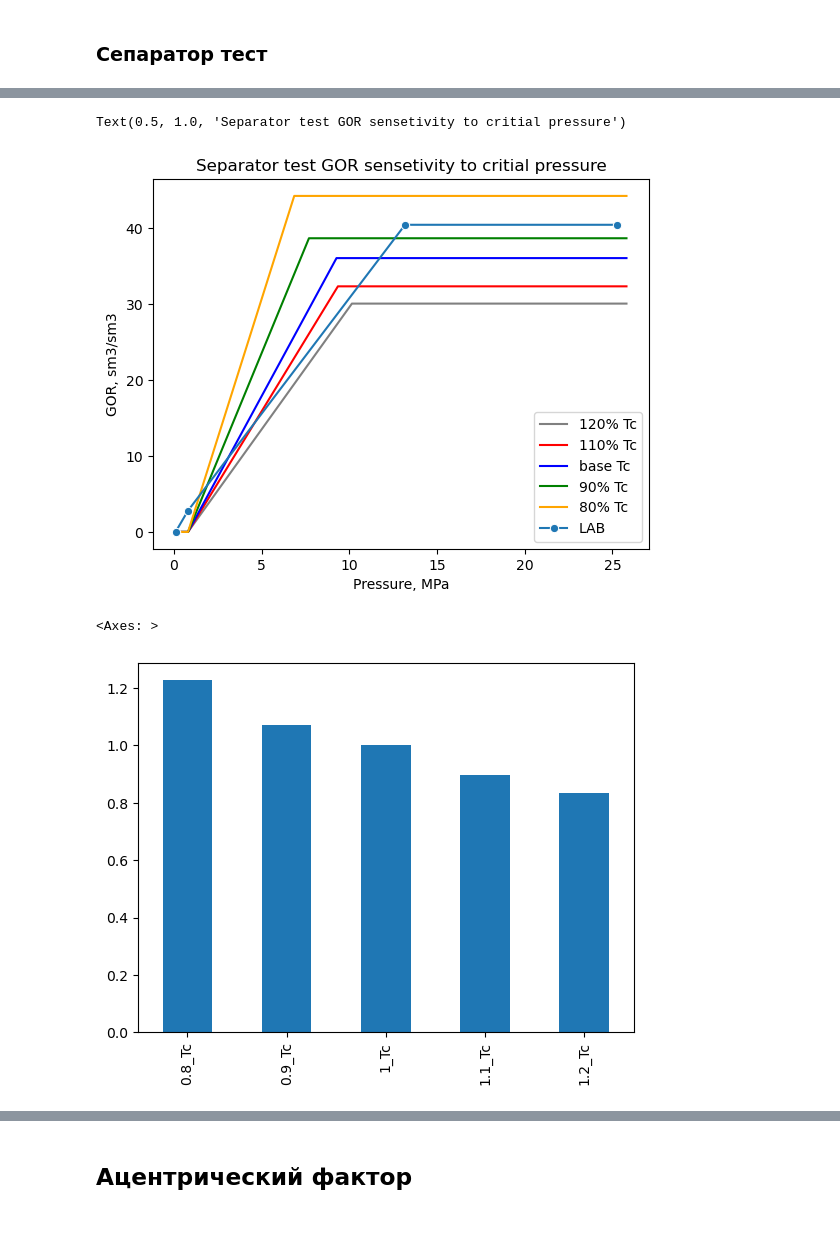
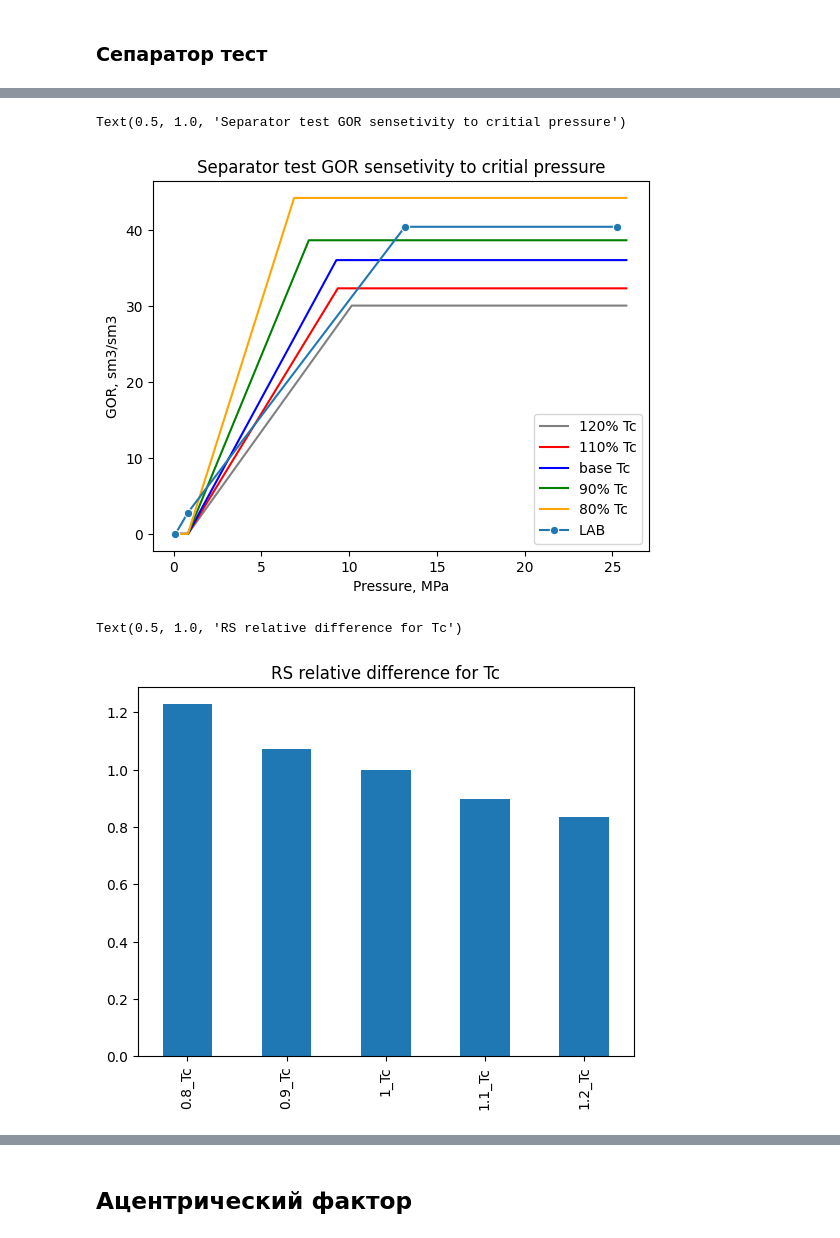
Before and after one commit to SidorenkoDD/BlackBoxFluid, a Jupyter notebook: code/notebook diss.ipynb, the cells around one changed output, grey strips where cells are left out. Cells and saved outputs as stored; diff of their text form; code cells hidden in the pictures.

```diff
--- a/code/notebook diss.ipynb
+++ b/code/notebook diss.ipynb
@@ -1759,7 +1759,7 @@ conds = Conditions(5,65.6)
 # excel_path_str = f'{str(excel_path)}'
 # print(excel_path_str)
 
-excel_loader = CompositionExcelLoader(r'C:\Users\user\Desktop\PVT_TSU\diss\prrzlm_mdt.xlsx')
+excel_loader = CompositionExcelLoader(r'/Users/daniilsidorenko/Desktop/PVT_TSU/diss/prrzlm_mdt.xlsx')
 przlm_dict = excel_loader.load(header=True, sheet='to_model')
 # %%
 base_composition = Composition(przlm_dict)
@@ -3023,22 +3080,23 @@ plt.ylabel('GOR, sm3/sm3')
 plt.title('Separator test GOR sensetivity to critial pressure')
 # %% [output]
 Text(0.5, 1.0, 'Separator test GOR sensetivity to critial pressure')
-[figure, old version]
+[figure, new version]
 # %%
 tc_rs_df = pd.DataFrame({'Pressure' : model_tc90.experiments.SEPARATORTEST_MOD.result.pressure_arr,
               '0.8_Tc':model_tc80.experiments.SEPARATORTEST_MOD.result.rs,
               '0.9_Tc':model_tc90.experiments.SEPARATORTEST_MOD.result.rs,
               '1_Tc':base_model.experiments.SEPARATORTEST_MOD.result.rs,
               '1.1_Tc':model_tc110.experiments.SEPARATORTEST_MOD.result.rs,
               '1.2_Tc':model_tc120.experiments.SEPARATORTEST_MOD.result.rs,})
 
 rel = pd.DataFrame(tc_rs_df.loc[1][1:]).transpose()
 rel_tc_rs_df = add_relative_row(rel,'1_Tc')
 
 rel_tc_rs_df.loc['diff'].plot.bar()
+plt.title('RS relative difference for Tc')
 # %% [output]
-<Axes: >
+Text(0.5, 1.0, 'RS relative difference for Tc')
-[figure, old version]
+[figure, new version]
 # %%
 sns.lineplot(marker='', x= model_tc120.experiments.SEPARATORTEST_MOD.result.pressure_arr, y= model_tc120.experiments.SEPARATORTEST_MOD.result.bo, color = 'gray', label = '120% Tc')
 sns.lineplot(marker='', x= model_tc110.experiments.SEPARATORTEST_MOD.result.pressure_arr, y= model_tc110.experiments.SEPARATORTEST_MOD.result.bo, color = 'red', label = '110% Tc')
```
Also changed, not shown: parts of 88 cells of this notebook.
